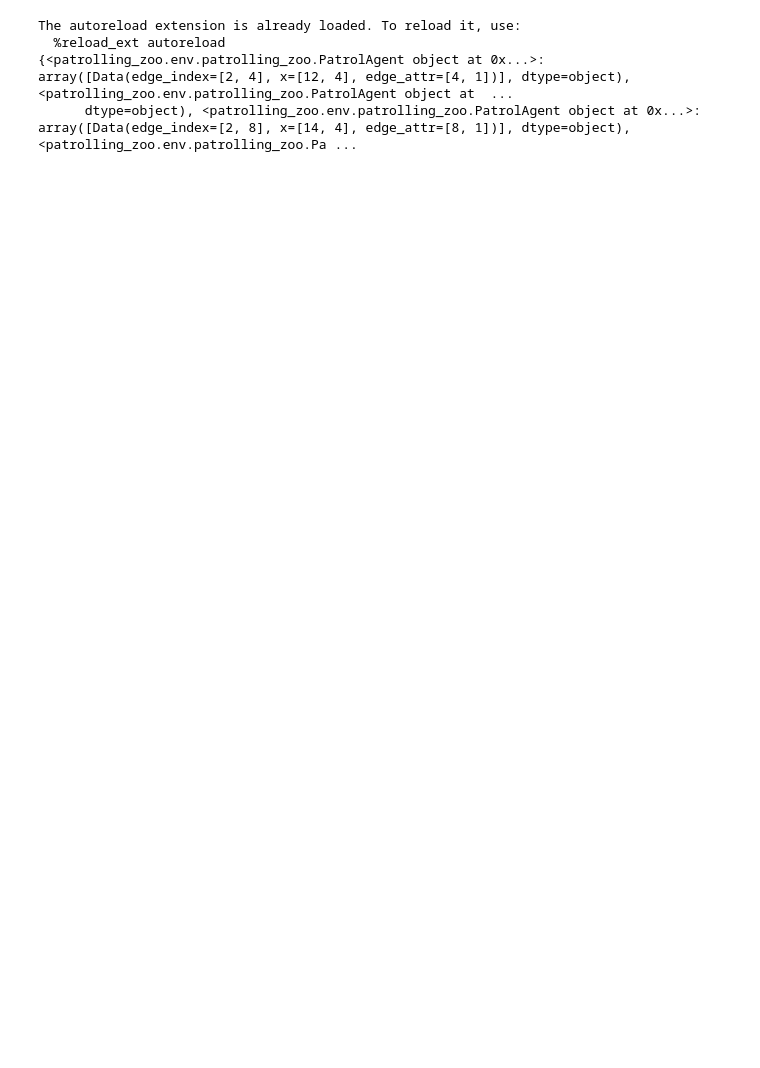
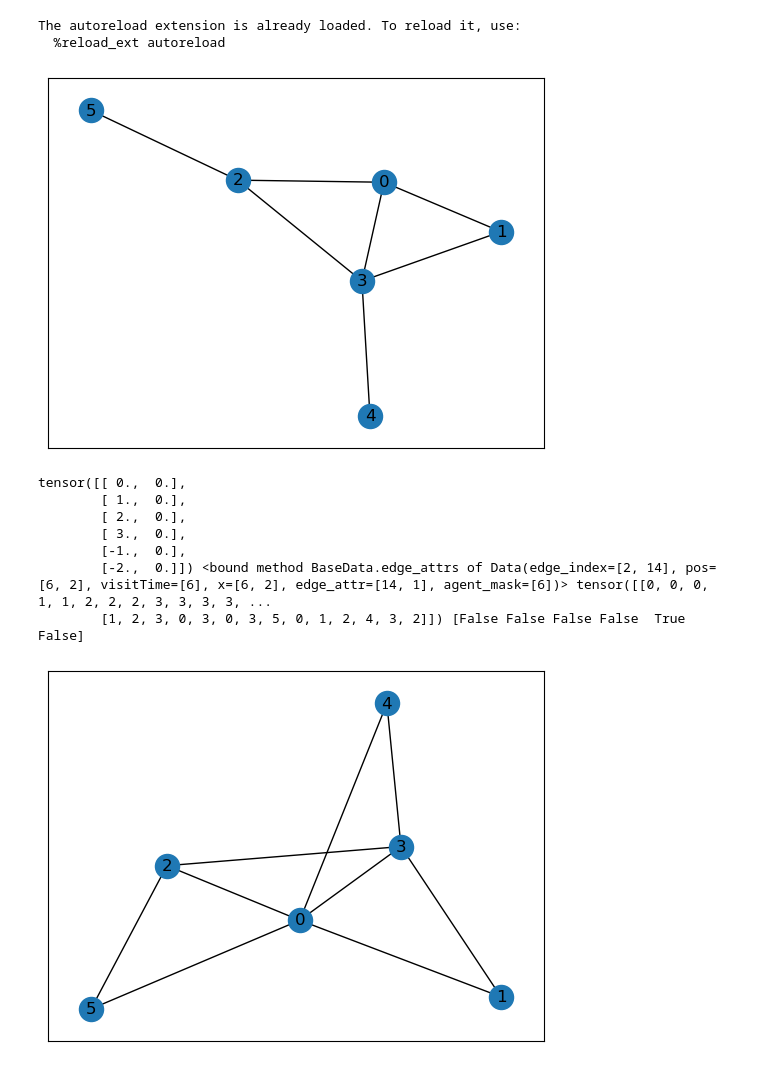
Before and after one commit to NU-IDEAS-Lab/patrolling_zoo, a Jupyter notebook: random_actions.ipynb, the cells around one changed output. Saved outputs shown, nothing was run; the diff lists cells and outputs as text; code cells hidden in the pictures; blank space fills up the shorter version.

```diff
--- a/random_actions.ipynb
+++ b/random_actions.ipynb
@@ -6,40 +6,69 @@ from IPython.display import clear_output
 from patrolling_zoo.patrolling_zoo_v0 import parallel_env, PatrolGraph
 from patrolling_zoo.env.communication_model import CommunicationModel
 import numpy as np
+import networkx as nx
+from torch_geometric.utils import to_networkx
+import matplotlib.pyplot as plt
 
-patrolGraph = PatrolGraph("patrolling_zoo/env/cumberland.graph")
-env = parallel_env(patrolGraph, 6,
-                   speed = 40.0,
+patrolGraph = PatrolGraph("patrolling_zoo/env/4nodes.graph")
+env = parallel_env(patrolGraph, 2,
+                   speed = 5.0,
                    observation_radius=100,
                    observe_method="pyg",
                    observe_bitmap_dims = (40, 40),
                    require_explicit_visit=True
 )
 
-observations, infos = env.reset(seed=42)
+# observations, infos = env.reset(seed=42)
 
-print(observations)
+obs = env.observe(env.agents[0])[0]
+
+g = to_networkx(obs, to_undirected=True)
+nx.draw_networkx(g)
+plt.show()
+print(obs.x, obs.edge_attrs, obs.edge_index, obs.agent_mask)
+
+actions = {agent: 0 for agent in env.agents}
+env.step(actions)
+env.step(actions)
+env.step(actions)
+
+obs = env.observe(env.agents[0])[0]
+g = to_networkx(obs, to_undirected=True)
+nx.draw_networkx(g)
+plt.show()
+print(obs.x, obs.edge_attrs, obs.edge_index, obs.agent_mask)
+
+# print(observations)
+# nx.draw_networkx(patrolGraph.graph)
 # # Display the env.state() bitmap using matplotlib.
 # import matplotlib.pyplot as plt
 # import numpy as np
 
 # state = env.state()
 # bitmap = state
 
 # graphLayer = bitmap[:,:,2]
 # graphNodes = graphLayer[np.where(graphLayer >= 0)]
 # print(f"Sum of node layer: {np.sum(graphNodes)}")
 # print(f"Expected sum of node layer: {sum(list(range(len(patrolGraph.graph.nodes))))}")
 
 # agentLayer = bitmap[:,:,0]
 # agents = agentLayer[np.where(agentLayer >= 0)]
 
 # bitmap = env._minMaxNormalize(bitmap, a=0, b=255)
 # bitmap[np.where(graphLayer >= 0)] = 255
 # bitmap[np.where(agentLayer >= 0)] = 0
 # plt.imshow(bitmap, aspect="equal")
 # %% [output]
 The autoreload extension is already loaded. To reload it, use:
   %reload_ext autoreload
-{<patrolling_zoo.env.patrolling_zoo.PatrolAgent object at 0x...>: array([Data(edge_index=[2, 4], x=[12, 4], edge_attr=[4, 1])], dtype=object), <patrolling_zoo.env.patrolling_zoo.PatrolAgent object at  ...
-      dtype=object), <patrolling_zoo.env.patrolling_zoo.PatrolAgent object at 0x...>: array([Data(edge_index=[2, 8], x=[14, 4], edge_attr=[8, 1])], dtype=object), <patrolling_zoo.env.patrolling_zoo.Pa ...
+[figure, added]
+tensor([[ 0.,  0.],
+        [ 1.,  0.],
+        [ 2.,  0.],
+        [ 3.,  0.],
+        [-1.,  0.],
+        [-2.,  0.]]) <bound method BaseData.edge_attrs of Data(edge_index=[2, 14], pos=[6, 2], visitTime=[6], x=[6, 2], edge_attr=[14, 1], agent_mask=[6])> tensor([[0, 0, 0, 1, 1, 2, 2, 2, 3, 3, 3, 3, ...
+        [1, 2, 3, 0, 3, 0, 3, 5, 0, 1, 2, 4, 3, 2]]) [False False False False  True False]
+[figure, added]
```
Also changed, not shown: parts of 6 cells of this notebook, 25 other files.
